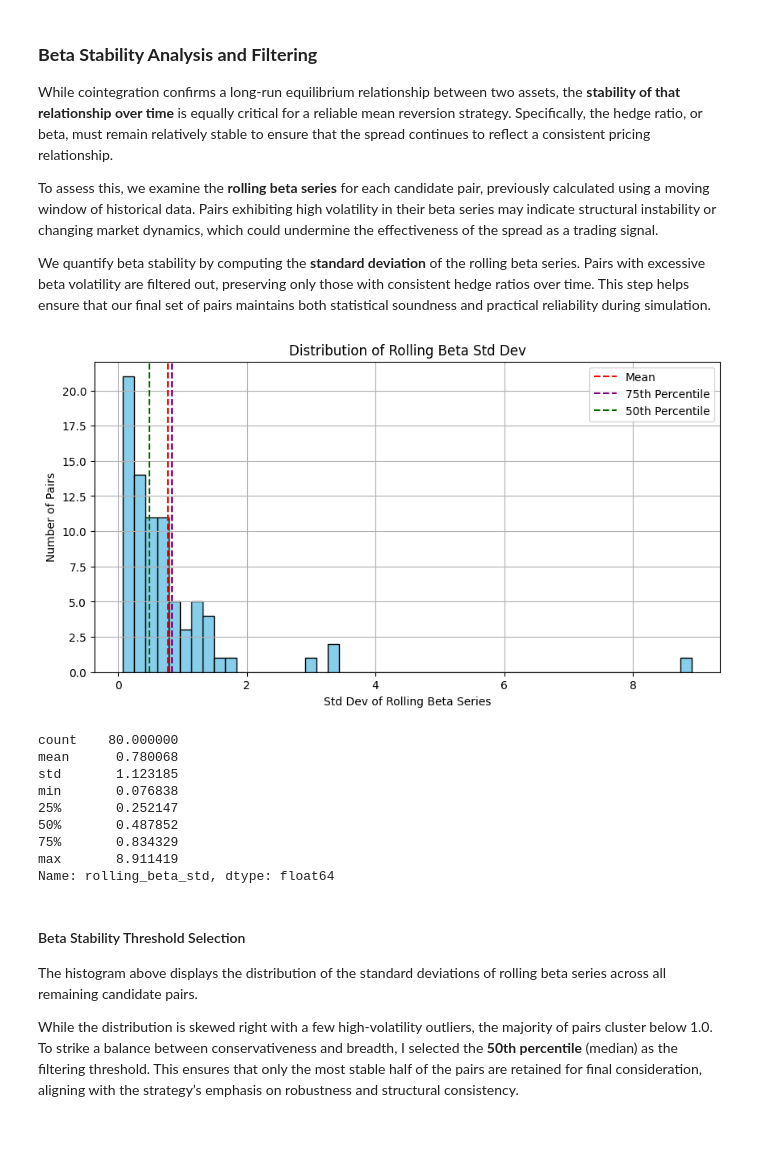
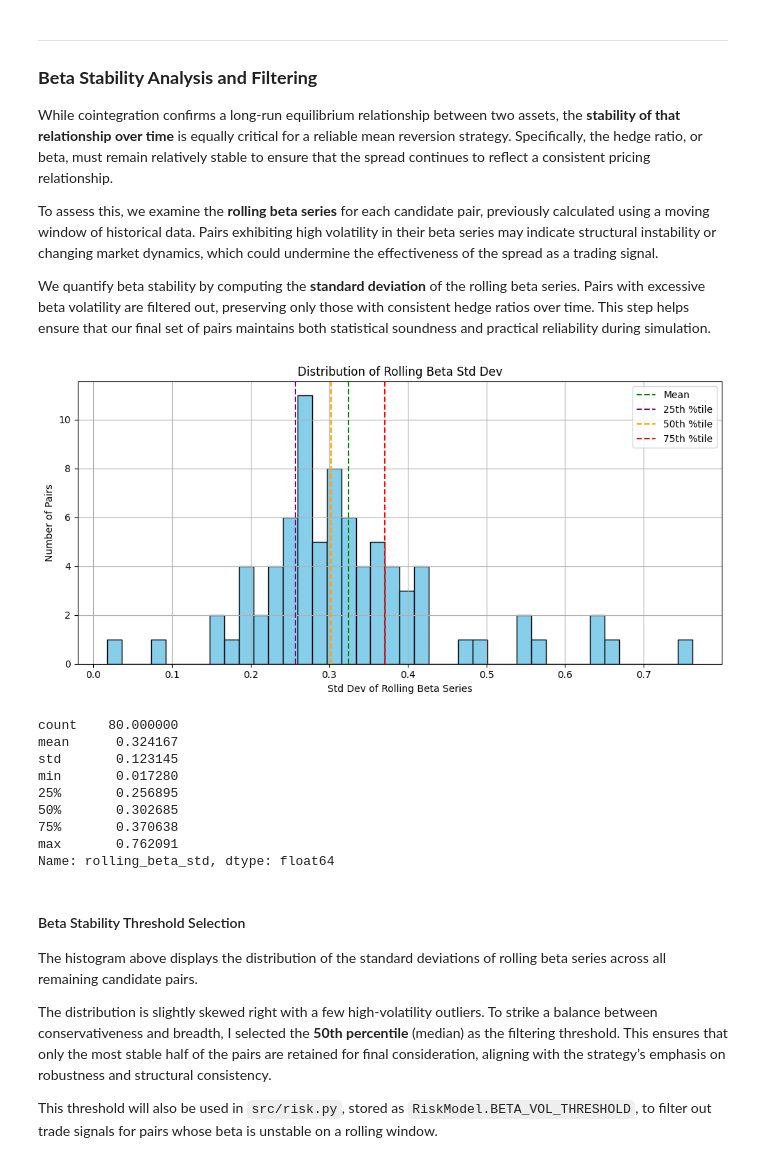
Before and after one commit to Smao19/equity-pairs-trading, a Jupyter notebook: notebooks/pair_research.ipynb, the cells around one changed output. Saved outputs shown, nothing was run; the diff lists cells and outputs as text; code cells hidden in the pictures; blank space fills up the shorter version.

```diff
--- a/notebooks/pair_research.ipynb
+++ b/notebooks/pair_research.ipynb
@@ -189,13 +214,13 @@ coint_results = []
 # Loop through top N pairs and test for cointegration
 for _, row in tqdm(top_pairs_df.iterrows(), total=len(top_pairs_df), desc="Cointegration Filtering"):
     t1, t2 = row['ticker1'], row['ticker2']
-    s1 = close_px[t1]
-    s2 = close_px[t2]
+    s1 = np.log(close_px[t1])
+    s2 = np.log(close_px[t2])
 
     # Drop rows with missing data for this pair
     pair_df = pd.concat([s1, s2], axis=1).dropna()
 
-    # Perform Engle-Granger cointegration test (coint returns: score, pvalue, _)
+    # Perform Engle-Granger cointegration test
     _, pval, _ = coint(pair_df.iloc[:, 0], pair_df.iloc[:, 1], maxlag=8)
 
     if pval < COINT_P_THRESHOLD:
@@ -514,0 +603,17 @@ PAA-PAGP vs AXP-MFC **REMOVE ME**
+# %%
+# Compute median threshold
+hl_median = half_life_df['half_life_days'].median()
+
+# Merge with spread_pairs_df to add half_life_days to data
+total_half_life_pairs_df = pd.merge(
+    spread_pairs_df,
+    half_life_df[['ticker1', 'ticker2', 'half_life_days']],
+    on=['ticker1', 'ticker2'],
+    how='inner'
+)
+
+# Filter half-life DataFrame
+filtered_pairs_df = total_half_life_pairs_df[total_half_life_pairs_df['half_life_days'] < hl_median]
+
+print(f"Selected {len(filtered_pairs_df)} pairs with fast-reverting half-lives (< {hl_median:.2f} trading days)")
+display(filtered_pairs_df[['ticker1', 'ticker2', 'half_life_days']].head())
@@ -515,4 +668,5 @@ PAA-PAGP vs AXP-MFC **REMOVE ME**
 # %% [markdown]
+---
 ### **Beta Stability Analysis and Filtering**
 
 While cointegration confirms a long-run equilibrium relationship between two assets, the **stability of that relationship over time** is equally critical for a reliable mean reversion strategy. Specifically, the hedge ratio, or beta, must remain relatively stable to ensure that the spread continues to reflect a consistent pricing relationship.
@@ -522,37 +676,48 @@ To assess this, we examine the **rolling beta series** for each candidate pair,
 We quantify beta stability by computing the **standard deviation** of the rolling beta series. Pairs with excessive beta volatility are filtered out, preserving only those with consistent hedge ratios over time. This step helps ensure that our final set of pairs maintains both statistical soundness and practical reliability during simulation.
 # %%
 # Compute std dev of rolling beta for each pair
-spread_pairs_df['rolling_beta_std'] = spread_pairs_df['rolling_beta_series'].apply(lambda s: s.std())
+filtered_pairs_df = filtered_pairs_df.copy()
+filtered_pairs_df['rolling_beta_std'] = filtered_pairs_df['rolling_beta_series'].apply(lambda s: s.std())
+
+# Calculate overlay statistics
+beta_vol_25 = filtered_pairs_df['rolling_beta_std'].quantile(0.25)
+beta_vol_mean = filtered_pairs_df['rolling_beta_std'].mean()
+beta_vol_median = filtered_pairs_df['rolling_beta_std'].median()
+beta_vol_75 = filtered_pairs_df['rolling_beta_std'].quantile(0.75)
 
 # Histogram
 plt.figure(figsize=(10, 5))
-plt.hist(spread_pairs_df['rolling_beta_std'], bins=50, color='skyblue', edgecolor='black')
-plt.axvline(spread_pairs_df['rolling_beta_std'].mean(), color='red', linestyle='--', label='Mean')
-plt.axvline(0.834329, color='purple', linestyle='--', label='75th Percentile')
-plt.axvline(0.487852, color='darkgreen', linestyle='--', label='50th Percentile')
+plt.hist(filtered_pairs_df['rolling_beta_std'], bins=40, color='skyblue', edgecolor='black')
+plt.axvline(beta_vol_mean, color='green', linestyle='--', label='Mean')
+plt.axvline(beta_vol_25, color='purple', linestyle='--', label='25th %tile')
+plt.axvline(beta_vol_median, color='orange', linestyle='--', label='50th %tile')
+plt.axvline(beta_vol_75, color='red', linestyle='--', label='75th %tile')
 plt.title("Distribution of Rolling Beta Std Dev")
 plt.xlabel("Std Dev of Rolling Beta Series")
 plt.ylabel("Number of Pairs")
 plt.legend()
 plt.grid(True)
+plt.tight_layout()
 plt.show()
 
-print(spread_pairs_df['rolling_beta_std'].describe())
+print(filtered_pairs_df['rolling_beta_std'].describe())
 # %% [output]
-[figure, old version]
+[figure, new version]
 count    80.000000
-mean      0.780068
-std       1.123185
-min       0.076838
-25%       0.252147
-50%       0.487852
-75%       0.834329
-max       8.911419
+mean      0.324167
+std       0.123145
+min       0.017280
+25%       0.256895
+50%       0.302685
+75%       0.370638
+max       0.762091
 Name: rolling_beta_std, dtype: float64
 # %% [markdown]
 #### Beta Stability Threshold Selection
 
 The histogram above displays the distribution of the standard deviations of rolling beta series across all remaining candidate pairs.
 
-While the distribution is skewed right with a few high-volatility outliers, the majority of pairs cluster below 1.0. To strike a balance between conservativeness and breadth, I selected the **50th percentile** (median) as the filtering threshold. This ensures that only the most stable half of the pairs are retained for final consideration, aligning with the strategy’s emphasis on robustness and structural consistency.
+The distribution is slightly skewed right with a few high-volatility outliers. To strike a balance between conservativeness and breadth, I selected the **50th percentile** (median) as the filtering threshold. This ensures that only the most stable half of the pairs are retained for final consideration, aligning with the strategy’s emphasis on robustness and structural consistency.
+
+This threshold will also be used in <code>src/risk.py</code>, stored as <code>RiskModel.BETA_VOL_THRESHOLD</code>, to filter out trade signals for pairs whose beta is unstable on a rolling window.
 # %%
```
Also changed, not shown: parts of 38 cells of this notebook, 4 other files.
